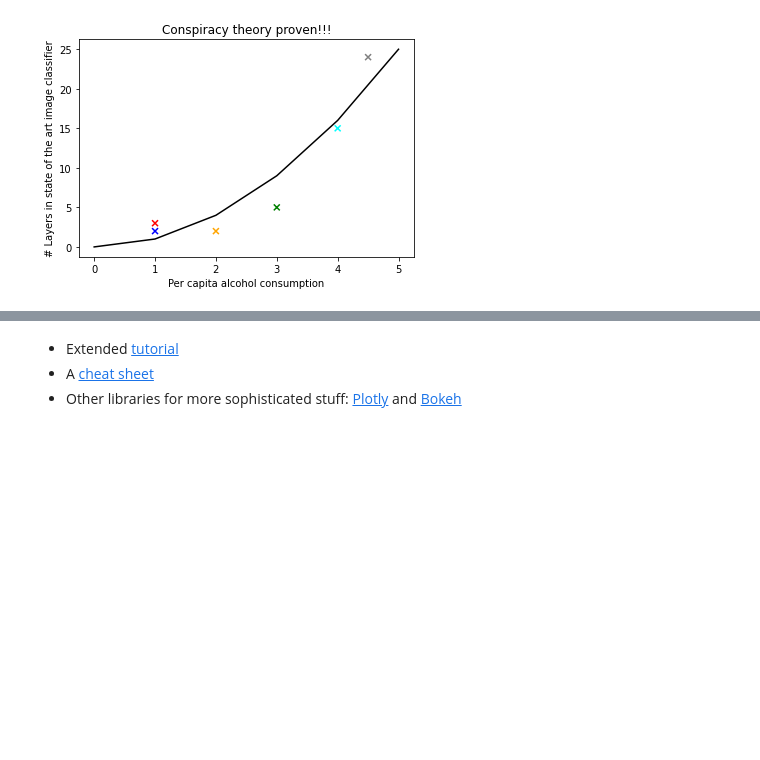
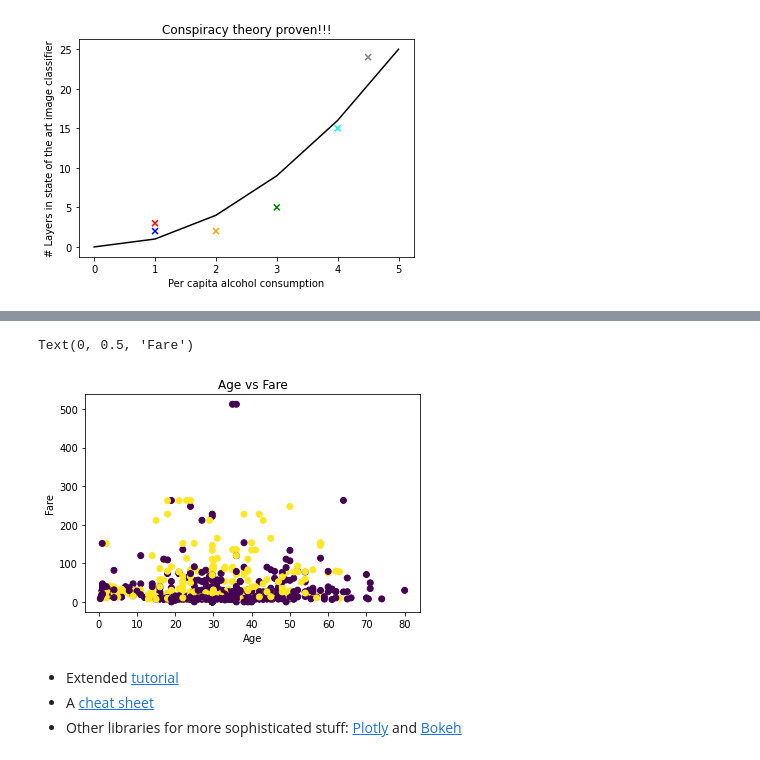
Before and after one commit to pakshingho/Practical-Reinforcement-Learning-HSE, a Jupyter notebook: week1_intro/primer/recap_ml.ipynb, the cells around one changed output, grey strips where cells are left out. Drawn from its saved outputs; the diff is of its cells as text; code cells hidden in the pictures; blank space fills up the shorter version.

```diff
--- a/week1_intro/primer/recap_ml.ipynb
+++ b/week1_intro/primer/recap_ml.ipynb
@@ -581,9 +592,15 @@ plt.hist([0, 1, 1, 1, 2, 2, 3, 3, 3, 3, 3, 4,
 # %%
 # make a scatter plot of passenger age vs ticket fare
 
-<YOUR CODE>
+plt.scatter('Age', 'Fare', c=(data['Sex']=='male'), data=data)
+plt.title("Age vs Fare")
+plt.xlabel("Age")
+plt.ylabel("Fare")
 
 # kudos if you add separate colors for men and women
+# %% [output]
+Text(0, 0.5, 'Fare')
+[figure, added]
 # %% [markdown]
 * Extended [tutorial](https://matplotlib.org/2.0.2/users/pyplot_tutorial.html)
 * A [cheat sheet](http://bit.ly/2koHxNF)
```
Also changed, not shown: parts of 8 cells of this notebook.
